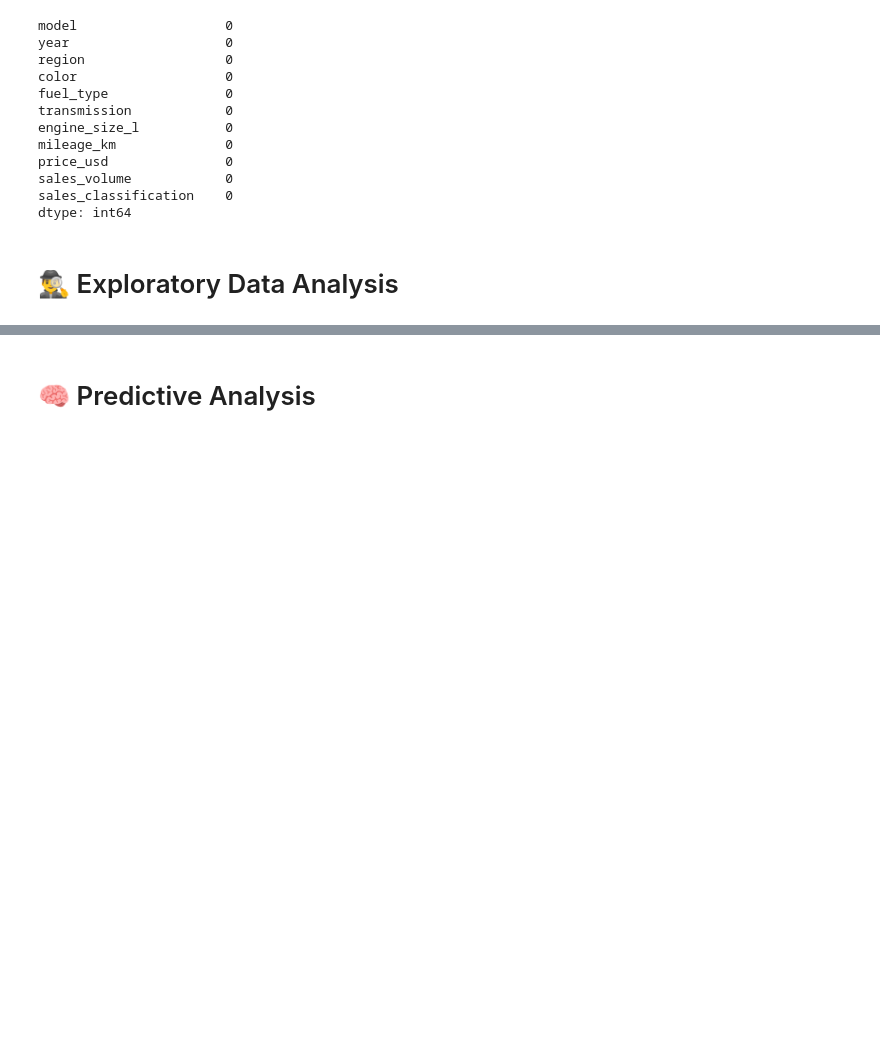
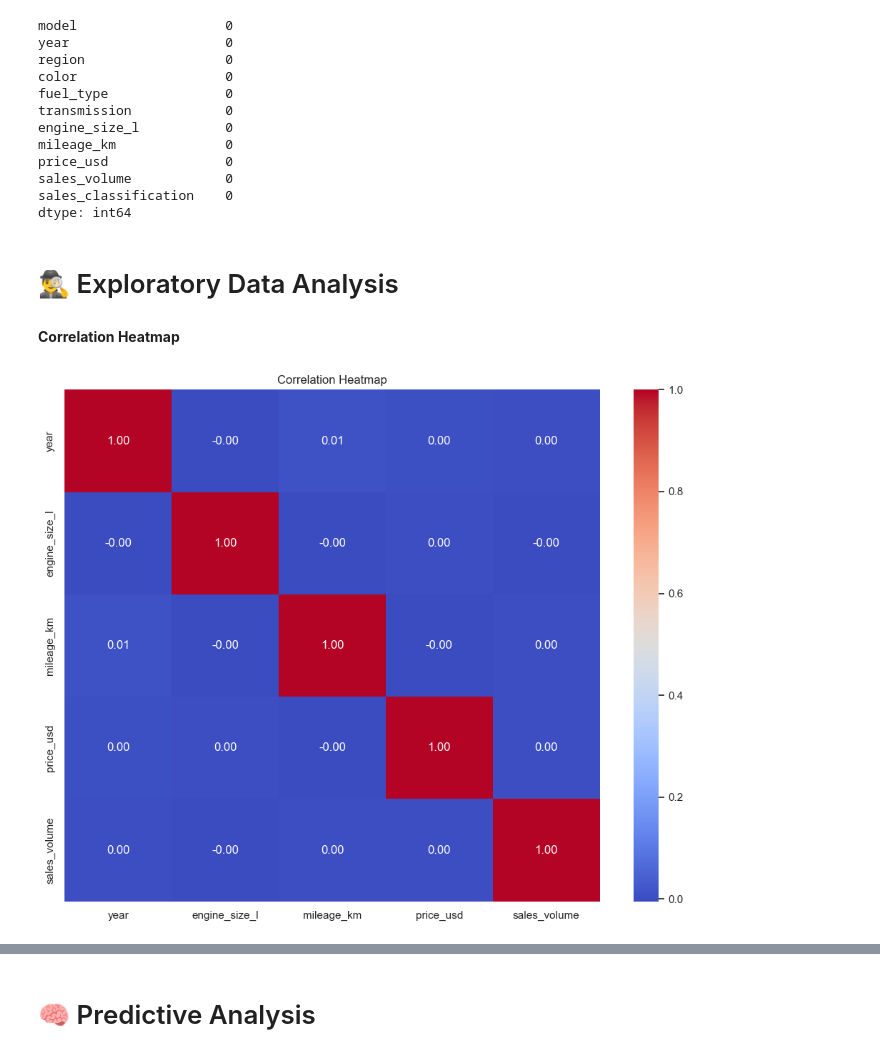
Before and after one commit to DiffelVIA/bmw_sales_analysis_and_prediction, a Jupyter notebook: bmmw_sales_analysis.ipynb, the cells around one changed output, grey strips where cells are left out. Cells and saved outputs as stored; diff of their text form; code cells hidden in the pictures; blank space fills up the shorter version.

```diff
--- a/bmmw_sales_analysis.ipynb
+++ b/bmmw_sales_analysis.ipynb
@@ -22,7 +22,7 @@ from sklearn.linear_model import LinearRegression
 from sklearn.metrics import mean_squared_error, r2_score, confusion_matrix
 import warnings
 warnings.filterwarnings('ignore')
-sns.set(style='whitegrid', palette='pastel')
+sns.set(style='whitegrid', palette='muted')
 # %% [markdown]
 # 💻 Data Loading <a id='data-loading'></a>
 # %%
@@ -110,3 +110,19 @@ for col in categorical_cols:
         df[col].fillna(method='ffill', inplace=True)
 # %% [markdown]
 # 🕵️‍♂️ Exploratory Data Analysis <a id='EDA'></a>
+# %% [markdown]
+**Correlation Heatmap**
+# %%
+numeric_df = df.select_dtypes(include=[np.number])
+
+if len(numeric_df.columns) >= 4:
+    plt.figure(figsize=(10,8))
+    corr = numeric_df.corr()
+    sns.heatmap(corr, annot=True, cmap='coolwarm', fmt='.2f')
+    plt.title('Correlation Heatmap')
+    plt.tight_layout()
+    plt.show()
+else:
+    print('Not enough numeric columns for a correlation heatmap')
+# %% [output]
+[figure, added]
```
Also changed, not shown: parts of 6 cells of this notebook.
